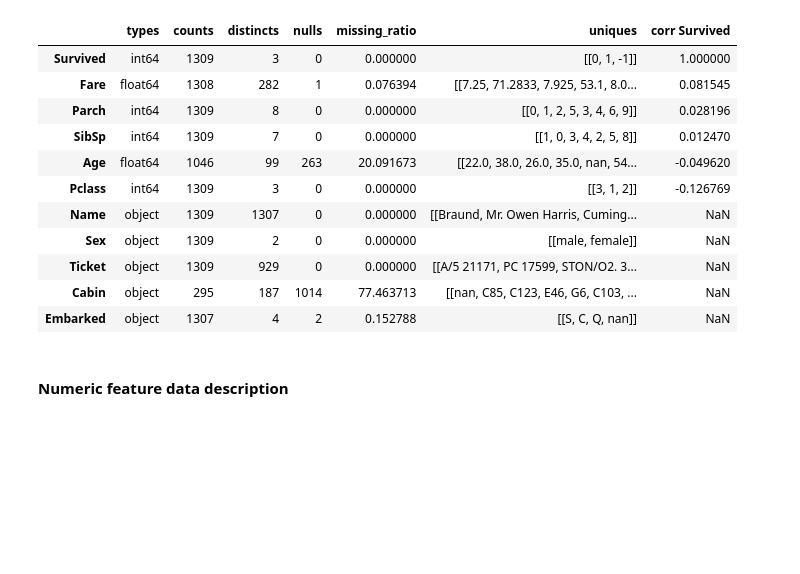
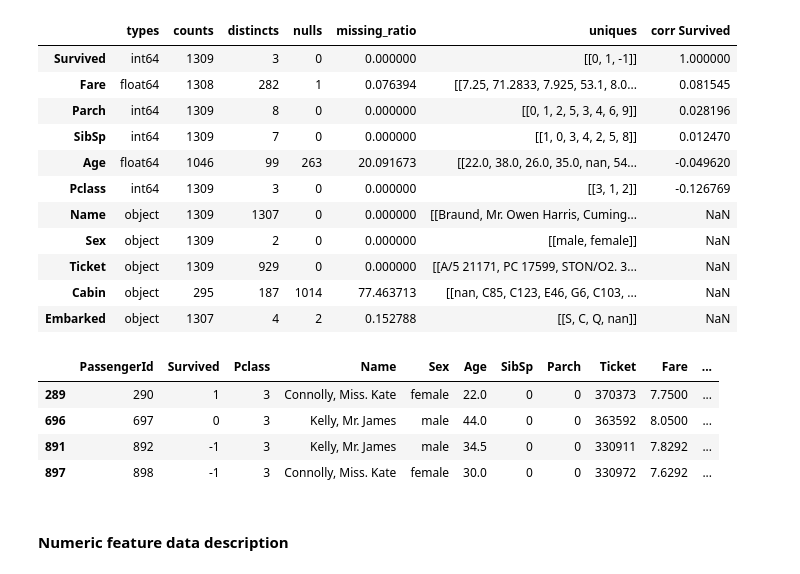
Before and after one commit to chipk215/Titanic, a Jupyter notebook: titanic_data_explore.ipynb, the cells around one changed output. Saved outputs shown, nothing was run; the diff lists cells and outputs as text; code cells hidden in the pictures; blank space fills up the shorter version.

```diff
--- a/titanic_data_explore.ipynb
+++ b/titanic_data_explore.ipynb
@@ -66,6 +66,17 @@ ___________________________
 | Ticket | object | 1309 | 929 | 0 | 0.000000 | [[A/5 21171, PC 17599, STON/O2. 3... | NaN |
 | Cabin | object | 295 | 187 | 1014 | 77.463713 | [[nan, C85, C123, E46, G6, C103, ... | NaN |
 | Embarked | object | 1307 | 4 | 2 | 0.152788 | [[S, C, Q, nan]] | NaN |
+# %%
+# Who has the same name?
+c  = data.Name.value_counts()
+c[c>1].index.tolist()
+data[data['Name'].isin(c[c>1].index.tolist())]
+# %% [output]
+|  | PassengerId | Survived | Pclass | Name | Sex | Age | SibSp | Parch | Ticket | Fare | ... |
+| 289 | 290 | 1 | 3 | Connolly, Miss. Kate | female | 22.0 | 0 | 0 | 370373 | 7.7500 | ... |
+| 696 | 697 | 0 | 3 | Kelly, Mr. James | male | 44.0 | 0 | 0 | 363592 | 8.0500 | ... |
+| 891 | 892 | -1 | 3 | Kelly, Mr. James | male | 34.5 | 0 | 0 | 330911 | 7.8292 | ... |
+| 897 | 898 | -1 | 3 | Connolly, Miss. Kate | female | 30.0 | 0 | 0 | 330972 | 7.6292 | ... |
 # %% [markdown]
 #### Numeric feature data description
 # %%
```
Also changed, not shown: parts of 14 cells of this notebook, 3 other files.
